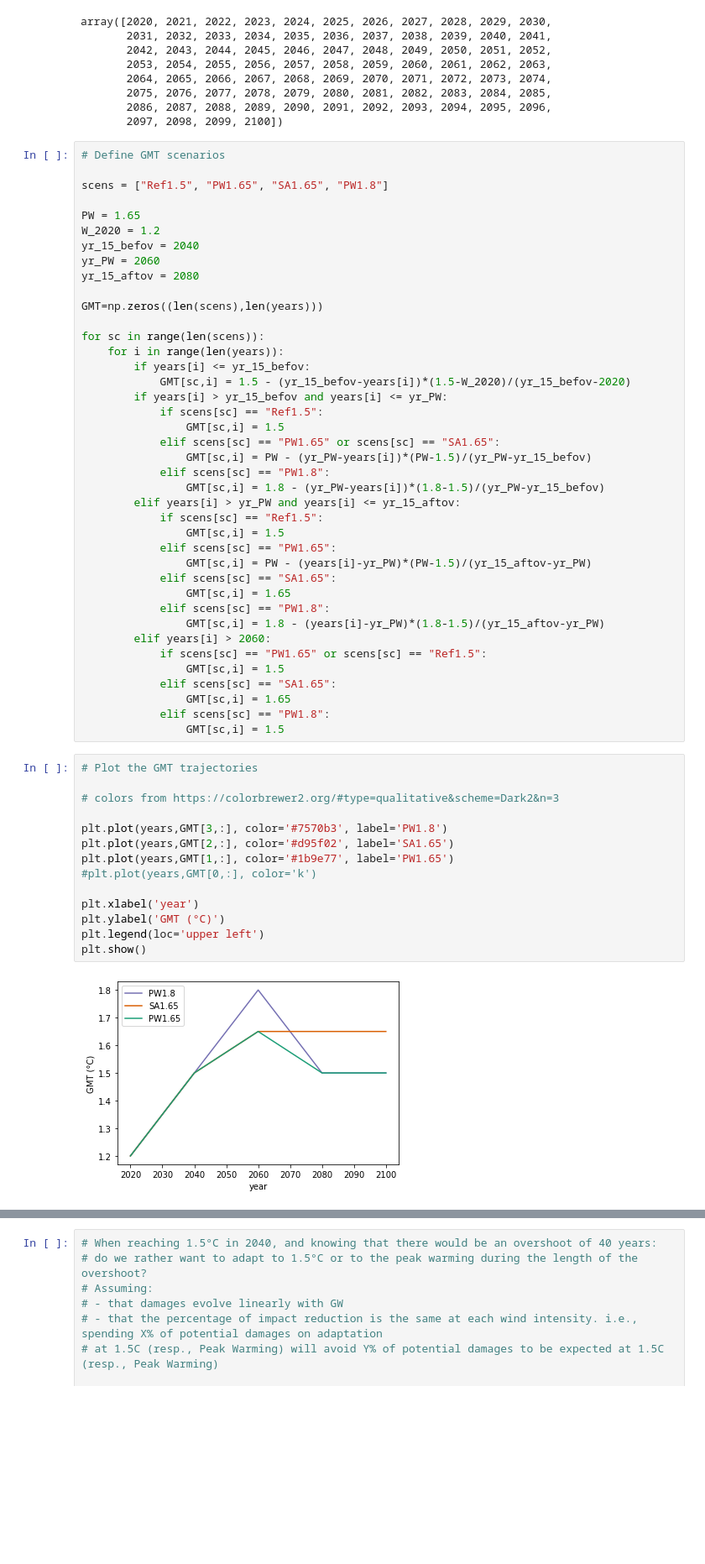
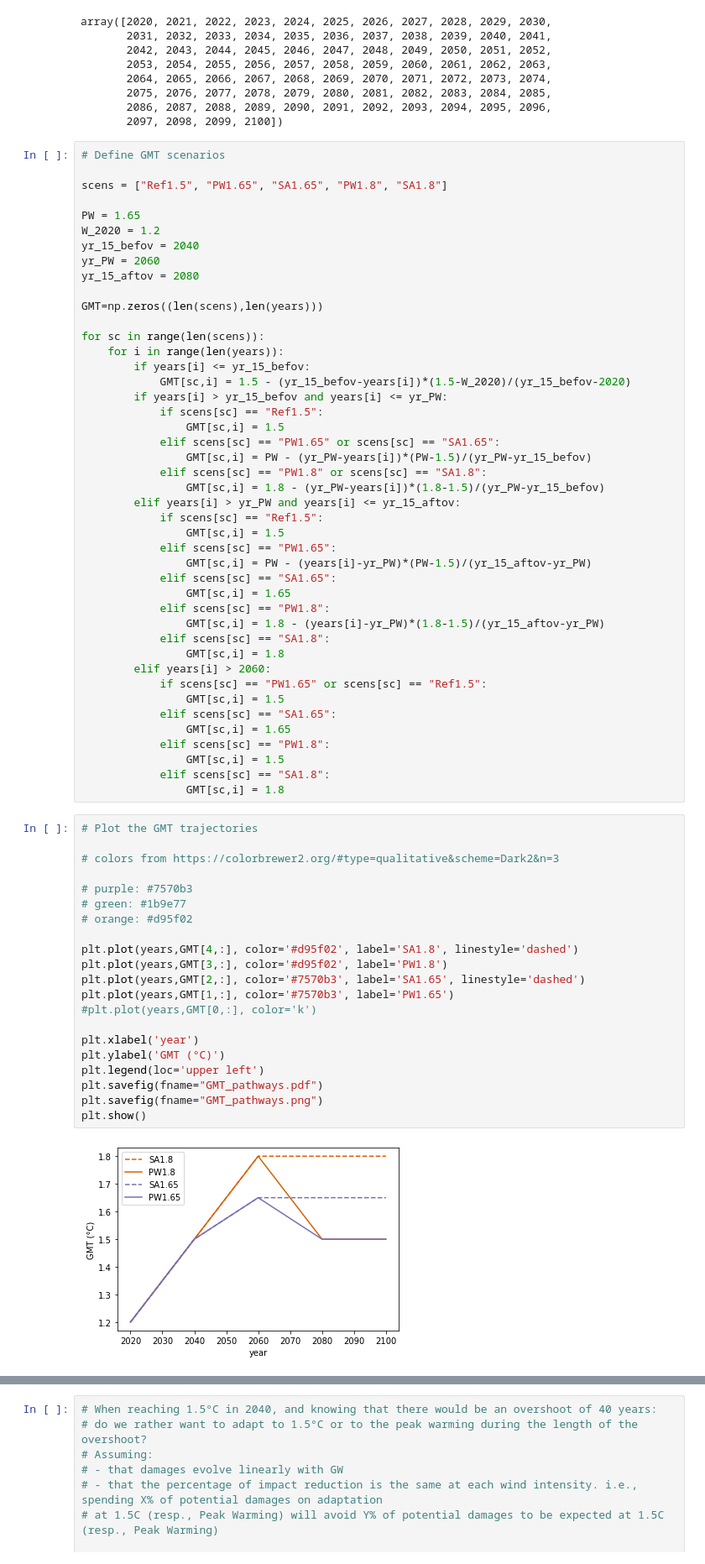
Before and after one commit to qlejeune/Overshoot-analyses, a Jupyter notebook: adaptation_analysis.ipynb, the cells around one changed output, grey strips where cells are left out. Shown at 84% size. Cells and saved outputs as stored; diff of their text form; blank space fills up the shorter version.

```diff
--- a/adaptation_analysis.ipynb
+++ b/adaptation_analysis.ipynb
@@ -24,7 +24,7 @@ array([2020, 2021, 2022, 2023, 2024, 2025, 2026, 2027, 2028, 2029, 2030,
 # %%
 # Define GMT scenarios
 
-scens = ["Ref1.5", "PW1.65", "SA1.65", "PW1.8"]
+scens = ["Ref1.5", "PW1.65", "SA1.65", "PW1.8", "SA1.8"]
 
 PW = 1.65
 W_2020 = 1.2
@@ -43,7 +43,7 @@ for sc in range(len(scens)):
                 GMT[sc,i] = 1.5
             elif scens[sc] == "PW1.65" or scens[sc] == "SA1.65":
                 GMT[sc,i] = PW - (yr_PW-years[i])*(PW-1.5)/(yr_PW-yr_15_befov)
-            elif scens[sc] == "PW1.8":
+            elif scens[sc] == "PW1.8" or scens[sc] == "SA1.8":
                 GMT[sc,i] = 1.8 - (yr_PW-years[i])*(1.8-1.5)/(yr_PW-yr_15_befov)
         elif years[i] > yr_PW and years[i] <= yr_15_aftov:
             if scens[sc] == "Ref1.5":
@@ -54,6 +54,8 @@ for sc in range(len(scens)):
                 GMT[sc,i] = 1.65
             elif scens[sc] == "PW1.8":
                 GMT[sc,i] = 1.8 - (years[i]-yr_PW)*(1.8-1.5)/(yr_15_aftov-yr_PW)
+            elif scens[sc] == "SA1.8":
+                GMT[sc,i] = 1.8
         elif years[i] > 2060:
             if scens[sc] == "PW1.65" or scens[sc] == "Ref1.5":
                 GMT[sc,i] = 1.5
@@ -61,22 +63,31 @@ for sc in range(len(scens)):
                 GMT[sc,i] = 1.65
             elif scens[sc] == "PW1.8":
                 GMT[sc,i] = 1.5
+            elif scens[sc] == "SA1.8":
+                GMT[sc,i] = 1.8
 # %%
 # Plot the GMT trajectories
 
 # colors from https://colorbrewer2.org/#type=qualitative&scheme=Dark2&n=3
 
-plt.plot(years,GMT[3,:], color='#7570b3', label='PW1.8')
-plt.plot(years,GMT[2,:], color='#d95f02', label='SA1.65')
-plt.plot(years,GMT[1,:], color='#1b9e77', label='PW1.65')
+# purple: #7570b3
+# green: #1b9e77
+# orange: #d95f02
+
+plt.plot(years,GMT[4,:], color='#d95f02', label='SA1.8', linestyle='dashed')
+plt.plot(years,GMT[3,:], color='#d95f02', label='PW1.8')
+plt.plot(years,GMT[2,:], color='#7570b3', label='SA1.65', linestyle='dashed')
+plt.plot(years,GMT[1,:], color='#7570b3', label='PW1.65')
 #plt.plot(years,GMT[0,:], color='k')
 
 plt.xlabel('year')
 plt.ylabel('GMT (°C)')
 plt.legend(loc='upper left')
+plt.savefig(fname="GMT_pathways.pdf")
+plt.savefig(fname="GMT_pathways.png")
 plt.show()
 # %% [output]
-[figure, old version]
+[figure, new version]
 # %%
 # Plot the relative change in damages from Global Warming if there is no adaptation
 
```
Also changed, not shown: parts of 8 cells of this notebook.
